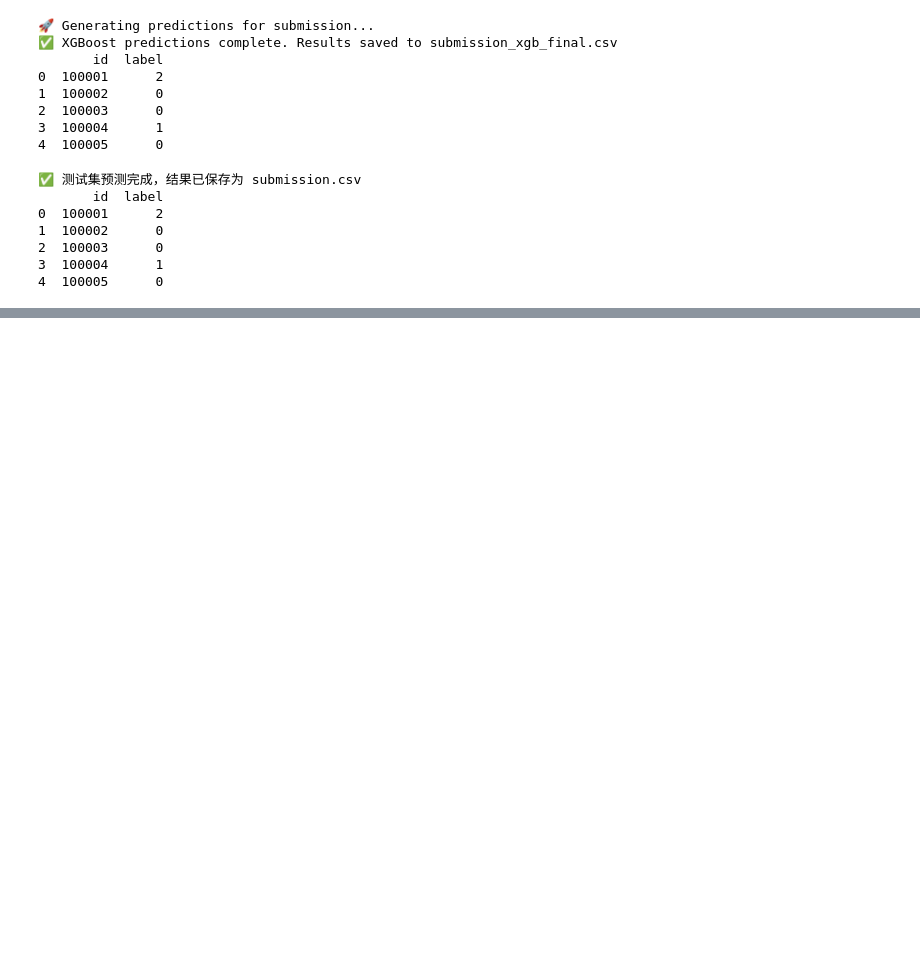
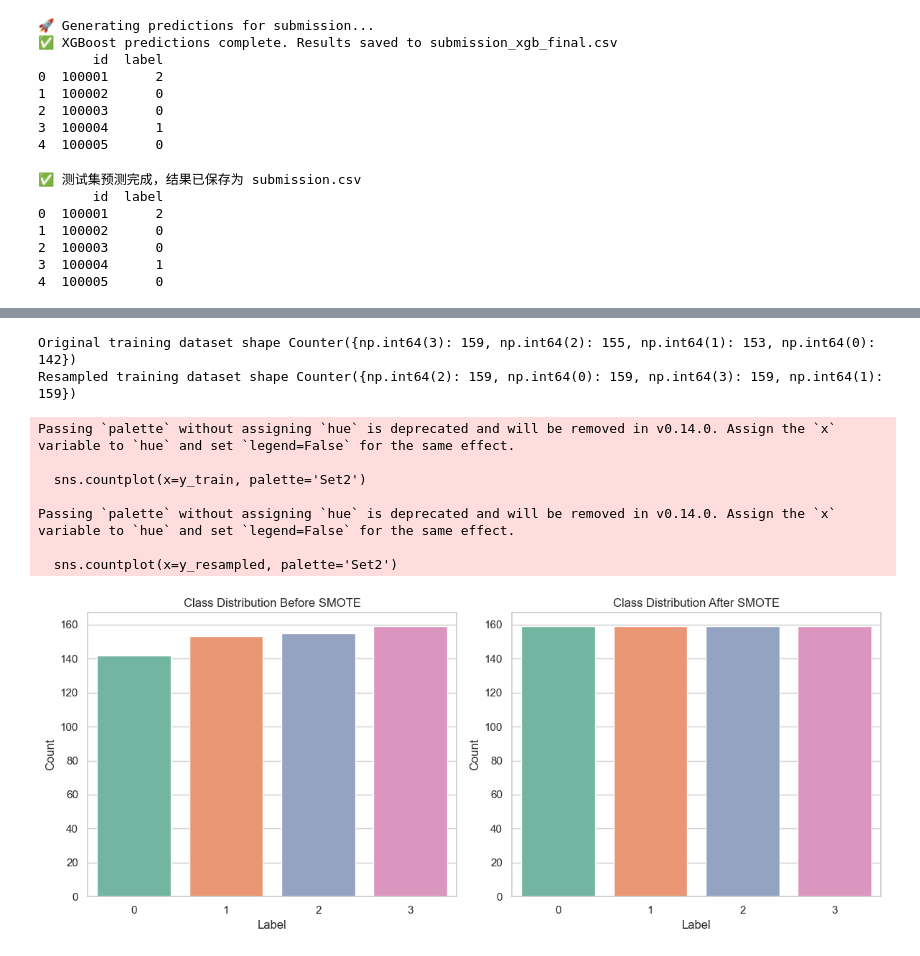
Before and after one commit to ssyss-513/MyColab, a Jupyter notebook: COMP5434/5434_task1_test.ipynb, the cells around one changed output, grey strips where cells are left out. Cells and saved outputs as stored; diff of their text form; code cells hidden in the pictures; blank space fills up the shorter version.

```diff
--- a/COMP5434/5434_task1_test.ipynb
+++ b/COMP5434/5434_task1_test.ipynb
@@ -768,0 +823,40 @@ print(submission.head())
+# %%
+# ===================================================================
+# Step 4.1: Apply SMOTE to Handle Class Imbalance
+# ===================================================================
+from imblearn.over_sampling import SMOTE
+import collections
+
+print("Original training dataset shape %s" % collections.Counter(y_train))
+
+sm = SMOTE(random_state=42)
+X_resampled, y_resampled = sm.fit_resample(X_train, y_train)
+
+print("Resampled training dataset shape %s" % collections.Counter(y_resampled))
+
+# Visualize the class distribution before and after SMOTE
+plt.figure(figsize=(12, 5))
+plt.subplot(1, 2, 1)
+sns.countplot(x=y_train, palette='Set2')
+plt.title("Class Distribution Before SMOTE")
+plt.xlabel("Label")
+plt.ylabel("Count")
+
+plt.subplot(1, 2, 2)
+sns.countplot(x=y_resampled, palette='Set2')
+plt.title("Class Distribution After SMOTE")
+plt.xlabel("Label")
+plt.ylabel("Count")
+plt.tight_layout()
+plt.show()
+# %% [output]
+Original training dataset shape Counter({np.int64(3): 159, np.int64(2): 155, np.int64(1): 153, np.int64(0): 142})
+Resampled training dataset shape Counter({np.int64(2): 159, np.int64(0): 159, np.int64(3): 159, np.int64(1): 159})
+Passing `palette` without assigning `hue` is deprecated and will be removed in v0.14.0. Assign the `x` variable to `hue` and set `legend=False` for the same effect.
+
+  sns.countplot(x=y_train, palette='Set2')
+
+Passing `palette` without assigning `hue` is deprecated and will be removed in v0.14.0. Assign the `x` variable to `hue` and set `legend=False` for the same effect.
+
+  sns.countplot(x=y_resampled, palette='Set2')
+[figure, added]
```
Also changed, not shown: parts of 12 cells of this notebook, 2 other files.
